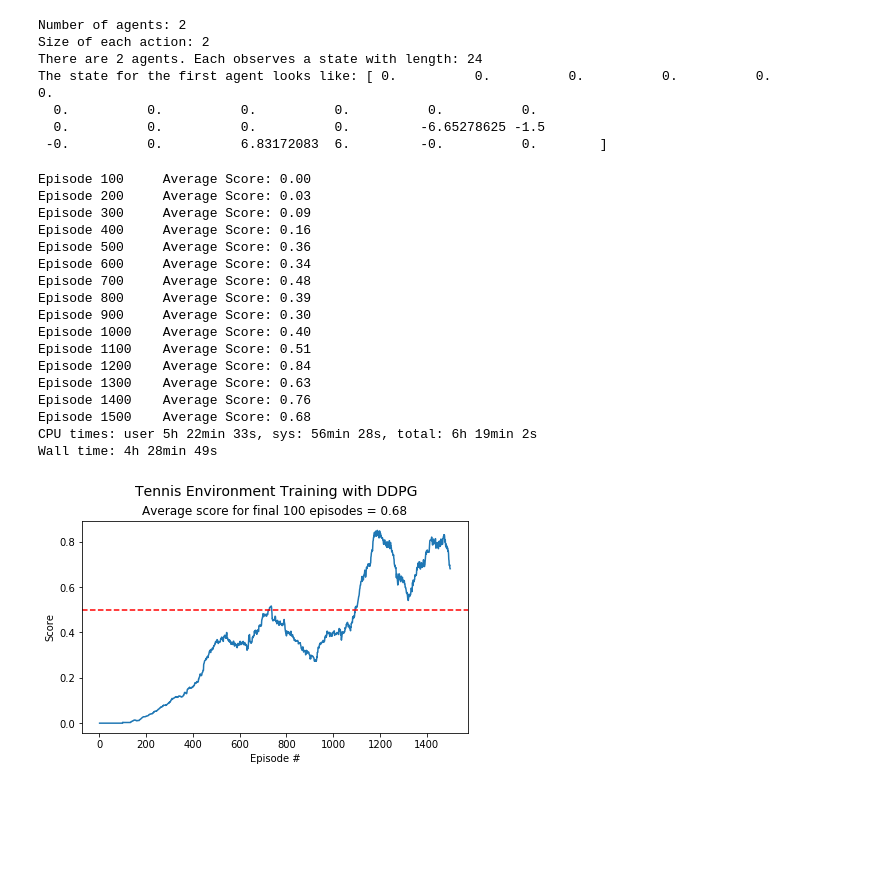
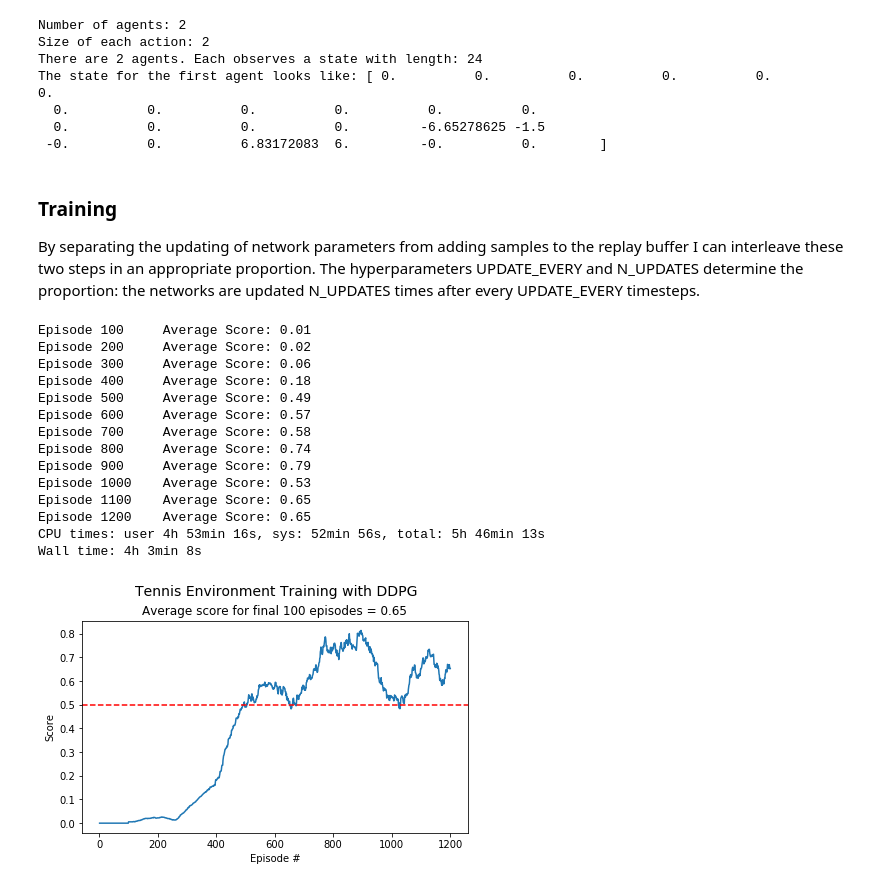
Before and after one commit to bobflagg/Collaboration-and-Competition, a Jupyter notebook: 01-Playing-Tennis-with-DDPG.ipynb, the cells around one changed output. Drawn from its saved outputs; the diff is of its cells as text; code cells hidden in the pictures; blank space fills up the shorter version.

Commit message:
Added explanations to DDPG notebook

```diff
--- a/01-Playing-Tennis-with-DDPG.ipynb
+++ b/01-Playing-Tennis-with-DDPG.ipynb
@@ -257,4 +251,8 @@ The state for the first agent looks like: [ 0.          0.          0.
   0.          0.          0.          0.          0.          0.
   0.          0.          0.          0.         -6.65278625 -1.5
  -0.          0.          6.83172083  6.         -0.          0.        ]
+# %% [markdown]
+### Training
+
+By separating the updating of network parameters from adding samples to the replay buffer I can interleave these two steps in an appropriate proportion. The hyperparameters UPDATE_EVERY and N_UPDATES determine the proportion: the networks are updated N_UPDATES times after every UPDATE_EVERY timesteps.
 # %%
@@ -306,42 +300,45 @@ def ddpg(env, agent, n_episodes=150, max_t=925, print_every=100):
             torch.save(agent.actor_local.state_dict(), 'checkpoint_actor.pth')
             torch.save(agent.critic_local.state_dict(), 'checkpoint_critic.pth')
     return scores, averaged_scores
+# %%
+%%time
+UPDATE_EVERY = 10
+N_UPDATES = 30
+n_episodes=1200
+max_t=1000
+agent = Agent(state_size=state_size, action_size=action_size, random_seed=6543)
+# 7654
+scores, averaged_scores = ddpg(env, agent, n_episodes=n_episodes, max_t=max_t)
+# %% [output]
+Episode 100     Average Score: 0.01
+Episode 200     Average Score: 0.02
+Episode 300     Average Score: 0.06
+Episode 400     Average Score: 0.18
+Episode 500     Average Score: 0.49
+Episode 600     Average Score: 0.57
+Episode 700     Average Score: 0.58
+Episode 800     Average Score: 0.74
+Episode 900     Average Score: 0.79
+Episode 1000    Average Score: 0.53
+Episode 1100    Average Score: 0.65
+Episode 1200    Average Score: 0.65
+CPU times: user 4h 53min 16s, sys: 52min 56s, total: 5h 46min 13s
+Wall time: 4h 3min 8s
 # %%
-%%time
-UPDATE_EVERY = 10
-N_UPDATES = 30
-n_episodes=1500
-max_t=1000
-agent = Agent(state_size=state_size, action_size=action_size, random_seed=7654) # 3461 --> 30.67, 4368 --> 32.22
-scores, averaged_scores = ddpg(env, agent, n_episodes=n_episodes, max_t=max_t)
+import matplotlib.pyplot as plt
+%matplotlib inline
+
 fig = plt.figure(constrained_layout=True)
 ax = fig.add_subplot(111)
 #plt.plot(np.arange(1, len(scores)+1), scores, averaged_scores)
 #pscores = [0.0] * 99 + averaged_scores
 plt.plot(np.arange(1, len(scores)+1), averaged_scores)
 
 plt.ylabel('Score')
 plt.xlabel('Episode #')
 #plt.ylim(0, 1)
 ax.axhline(y=0.5, color='r', linestyle="dashed")
 ax.set_title('Average score for final 100 episodes = %0.2f' % np.mean(scores[-100:]))
 fig.suptitle('        Tennis Environment Training with DDPG', fontsize=14);
 # %% [output]
-Episode 100     Average Score: 0.00
-Episode 200     Average Score: 0.03
-Episode 300     Average Score: 0.09
-Episode 400     Average Score: 0.16
-Episode 500     Average Score: 0.36
-Episode 600     Average Score: 0.34
-Episode 700     Average Score: 0.48
-Episode 800     Average Score: 0.39
-Episode 900     Average Score: 0.30
-Episode 1000    Average Score: 0.40
-Episode 1100    Average Score: 0.51
-Episode 1200    Average Score: 0.84
-Episode 1300    Average Score: 0.63
-Episode 1400    Average Score: 0.76
-Episode 1500    Average Score: 0.68
-CPU times: user 5h 22min 33s, sys: 56min 28s, total: 6h 19min 2s
-Wall time: 4h 28min 49s
-[figure, old version]
+[figure, new version]
```
Also changed, not shown: parts of 32 cells of this notebook.
